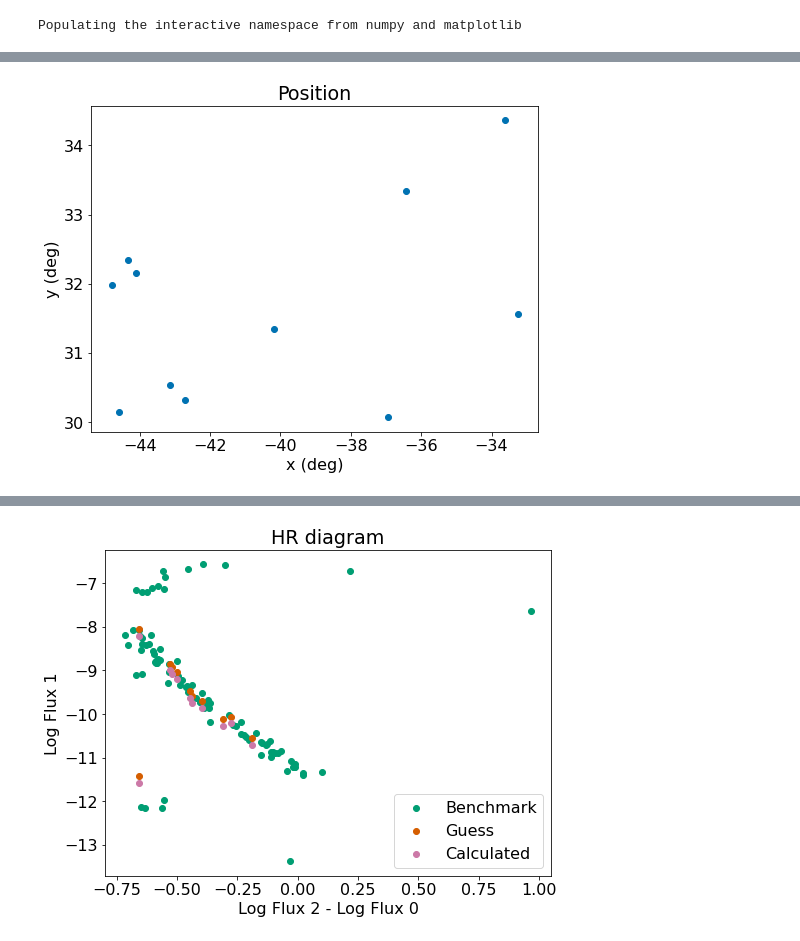
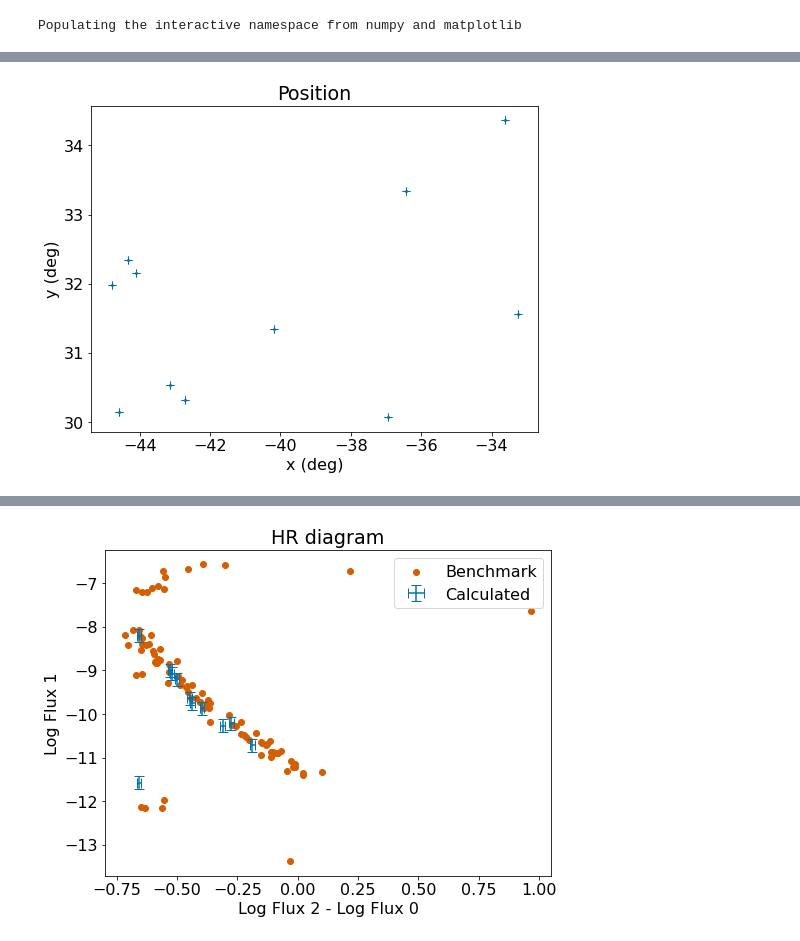
Before and after one commit to NotCouchpot80/PHYS3080-Ladder-Project, a Jupyter notebook: hr diagram.ipynb, the cells around one changed output, grey strips where cells are left out. Saved outputs shown, nothing was run; the diff lists cells and outputs as text; code cells hidden in the pictures.

```diff
--- a/hr diagram.ipynb
+++ b/hr diagram.ipynb
@@ -29,9 +29,14 @@ stars = Table.read(ddir+'points.txt',format='ascii')
 print(stars)
 print()
 
-plt.scatter(stars['x'],stars['y'])
+#Uncertainty in position
+#UX,UY=0.07 arc sec
+Ux=0.07/3600 #in deg
+Uy=0.07/3600 #in deg
+
+plt.errorbar(stars['x'],stars['y'],xerr=Ux, yerr=Uy,fmt ='o',markersize=2,capsize=4)
 plt.xlabel('x (deg)')
-plt.ylabel('y (deg)');
+plt.ylabel('y (deg)')
 plt.title('Position')
 
 m0, m1, m2 = (np.log10(stars['flux1']),
@@ -39,11 +44,36 @@ m0, m1, m2 = (np.log10(stars['flux1']),
               np.log10(stars['flux3']))
 colour = m2-m0
 
+#Uncertainty in Flux
+UFlux1=stars['flux1']*0.015
+UFlux2=stars['flux2']*0.015
+UFlux3=stars['flux3']*0.015
+
+#Uncertainty in m0, m1, m2
+Um0=(1/np.log(10))*(UFlux1/stars['flux1'])
+Um1=(1/np.log(10))*(UFlux2/stars['flux2'])
+Um2=(1/np.log(10))*(UFlux3/stars['flux3'])
+
+#Uncertainty in colour
+UColour=np.sqrt((Um2**2)+(Um0**2))
+
 #Calculate Parallax mean and sd
 mean=np.mean(stars['par'])
 sd=np.std(stars['par'])
 
-print('Parallaxes: mean %.3f, sd %.3f' % (mean,sd))
+#Calculate number of stars
+n=np.size(stars['par'])
+
+#standard error sd/sqrt(n)
+SE=sd/np.sqrt(n)
+
+#uncertainty in mean
+#UParallax=0.001 arcsec
+Umean=np.sqrt(sum((stars['par']-mean)**2)/(n-1))
+
+print('Parallaxes: mean %.4f, sd %.4f' % (mean,sd))
+print('Standard Error: %.4f' % SE)
+print('Uncertainty in mean: %.4f' % Umean)
 print()
 
 import glob # this package lets you search for filenames
@@ -65,11 +95,11 @@ for j, point in enumerate(all_points):
         abs_mag = thism1 + 2*np.log10(dist)
         mm = thispar>0.03
 
-        h = plt.scatter(thiscolour[mm],abs_mag[mm],color=colours[1])
+        h = plt.scatter(thiscolour[mm],abs_mag[mm],color=colours[2])
     except:
         pass
 
-s = plt.scatter(colour,m1,color=colours[0])
+s = plt.errorbar(colour,m1,xerr=UColour,yerr=Um1,fmt ='o',markersize=2,capsize=4)
 
 plt.ylabel('Log Flux 1')
 plt.xlabel('Log Flux 2 - Log Flux 0')
@@ -91,37 +121,44 @@ for j, point in enumerate(all_points):
         abs_mag = thism1 + 2*np.log10(dist)
         mm = thispar>0.03
 
-        h = plt.scatter(thiscolour[mm],abs_mag[mm],color=colours[1])
+        h = plt.scatter(thiscolour[mm],abs_mag[mm],color=colours[2])
     except:
         pass
 
+#Guess of distance to cluster.
+#L=4.7 #Change value here to match up Cluster and benchmark.
+#D=10**(L/2)
+#Calculate uncertainties
+#UD=D*np.log(10)*0.05
 
-#Guess of distance to cluster.
-print('GUESSED VALUES')
-L=4.7 #Change value here to match up Cluster and benchmark.
-print('2*log10(dist)=', L)
-D=10**(L/2);
-UD=D*np.log(10)*0.05;
-print('Distance Guess: %.3f, uncertainty %.3f' %(D,UD))
+#print('GUESSED VALUES')
+#print('2*log10(dist)=', L)
+#print('Distance Guess: %.1f, uncertainty %.1f' %(D,UD))
+#print()
+
+#Plot Guessed values
+#g = plt.scatter(colour,m1+L,color=colours[2])
+
+#Use parallax mean to calculate distance to cluster
+Dist=1/mean
+LOG=2*np.log10(Dist)
+#Calculate uncertainties
+UDist=Dist*(Umean/mean)
+ULOG=2*(1/np.log(10))*(UDist/Dist)
+
+print('CALCULATED VAUES')
+print('Distance Calculated: %.1f, uncertainty %.1f' % (Dist,UDist))
+print('2*log10(dist)= %.1f, uncertainty %.1f' % (LOG,ULOG))
 print()
 
-g = plt.scatter(colour,m1+L,color=colours[2])
-
-#Use parallax mean to calculate distance to cluster
-Dist=1/mean;
-LOG=2*np.log10(Dist);
-print('CALCULATED VAUES')
-print('Distance Calculated: %.3f' % Dist)
-print('2*log10(dist)= %.3f' %LOG)
-print()
-
-c = plt.scatter(colour,m1+LOG,color=colours[3])
+#Plot calculated values with errorbars.
+c=plt.errorbar(colour,m1+LOG,xerr=UColour,yerr = ULOG,fmt ='None',markersize=8, capsize=5)
 
 plt.ylabel('Log Flux 1')
 plt.xlabel('Log Flux 2 - Log Flux 0')
 plt.title('HR diagram')
 
-plt.legend([h,g,c],['Benchmark','Guess','Calculated']);
+plt.legend([h,c],['Benchmark','Calculated']);
 # %% [output]
  name     x      y     flux1    flux2    flux3    par    rv
 ------ ------- ------ -------- -------- -------- ----- -----
@@ -145 +182 @@ Distance Calculated: 186.441
-[figure, old version]
+[figure, new version]
```
Also changed, not shown: parts of 1 cell of this notebook.
